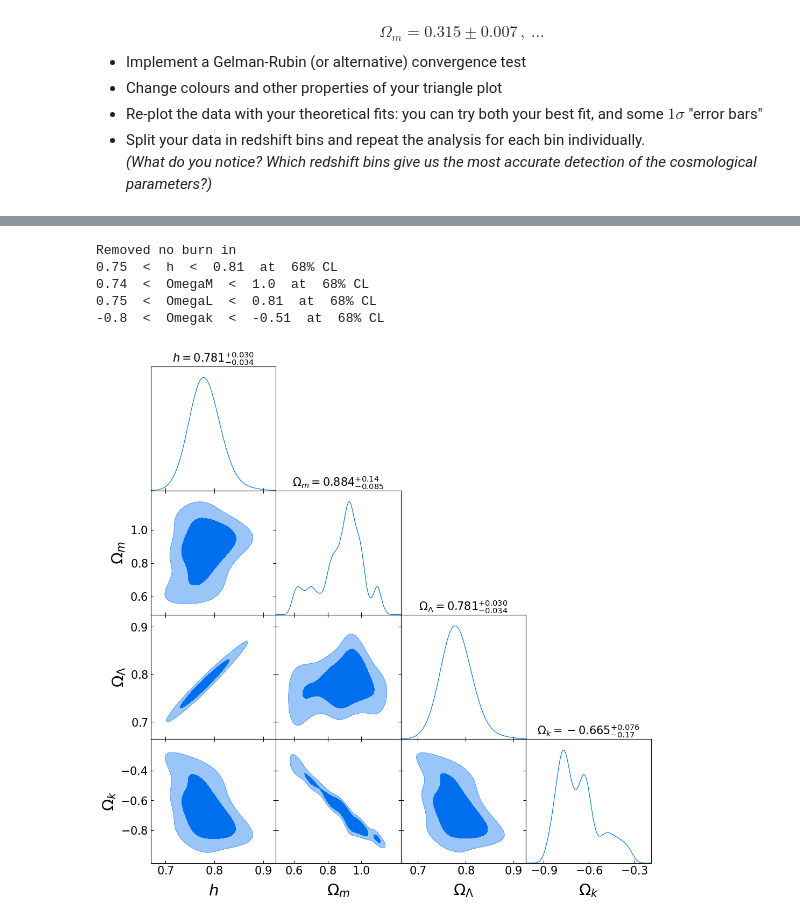
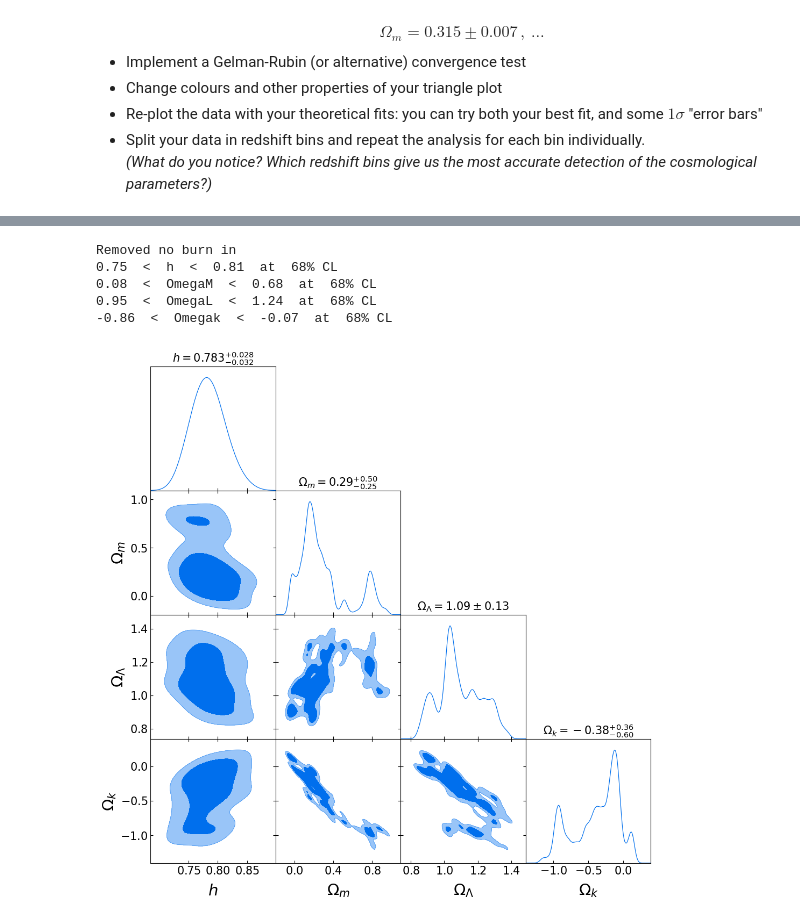
Before and after one commit to tsiligardi/PRA3024-Analysis-of-big-data-in-physics, a Jupyter notebook: PRA3024_2223_COSMOLOGY.ipynb, the cells around one changed output, grey strips where cells are left out. Cells and saved outputs as stored; diff of their text form; code cells hidden in the pictures.

```diff
--- a/PRA3024_2223_COSMOLOGY.ipynb
+++ b/PRA3024_2223_COSMOLOGY.ipynb
@@ -358,7 +358,8 @@ filename = "MC_Chain_SNIa.csv" #-csv file are easier to read with pandas
 file = open(filename,"w")
 #here the basic excercise. At the end, there is also an attempt to implement the Gelman-Rubi convergence test
 from numpy.random import normal, uniform
-N_steps = 3000
+
+N_steps = 4000
 #getting all the data
 z_values=np.sort(data.T[1])
 errors=np.sort(data.T[3])
@@ -373,26 +374,32 @@ def gaussian(x,mean,sd):
 # Start from some very bad values, to show that the MCMC works anyway!
 counts=0
 chi2_values=[]
-file.writelines("OmegaM,OmegaL,h\n")
-old=[0.3,0.5,0.1]
-file.writelines("{},{},{}\n".format(old[0],old[1],old[2]))
+file.writelines("OmegaL,OmegaM,h\n")
+OmegaL_old=0.5
+OmegaM_old=0.1
+h_old=0.1
+file.writelines("{},{},{}\n".format(OmegaL_old,OmegaM_old,h_old))
 while(counts !=N_steps):
      #calculating the modulus distance for the old parameters
-     mu_old=[mu(h=old[2],z=z,OmegaM=old[0],OmegaL=old[1]) for z in z_values]
+     mu_old=[mu(h=h_old,z=z,OmegaM=OmegaM_old,OmegaL=OmegaL_old) for z in z_values]
      #calculating the chi2
      chi2_old=chi2(mu_old,observed_modulus,errors)
      #originating the new values so that they are taken from a random distribution around the old ones
-     new=[normal(loc=old[0],scale=0.005),normal(loc=old[1],scale=0.005),normal(loc=old[2],scale=0.005)]
+     OmegaL_new=normal(loc=OmegaL_old,scale=0.001)
+     OmegaM_new=normal(loc=OmegaM_old,scale=0.001)
+     h_new=normal(loc=h_old,scale=0.005)
      #calculating the mu for the new parameters
-     mu_new=[mu(h=new[2],z=z,OmegaM=new[0],OmegaL=new[1]) for z in z_values]
+     mu_new=[mu(h=h_new,z=z,OmegaM=OmegaM_new,OmegaL=OmegaL_new) for z in z_values]
      #calculating the chi2
      chi2_new=chi2(mu_new,observed_modulus,errors)
 
      r=uniform(0,1)
      condition=np.exp((chi2_old-chi2_new)/2)
      if r<condition:
-          old=new
-          file.writelines("{},{},{}\n".format(old[0],old[1],old[2]))
+          OmegaM_old=OmegaM_new
+          OmegaL_old=OmegaL_new
+          h_old=h_new
+          file.writelines("{},{},{}\n".format(OmegaL_old,OmegaM_old,h_old))
           counts+=1
           chi2_values.append(chi2_new)
 
@@ -625,6 +624,7 @@ plt.plot(chains[0].chi2_values)
 # %%
 # These are just randomly generated values. YOU WILL HAVE TO USE THE RESULTS OF YOUR MCMC CHAIN!
-data=pandas.read_csv("MC_Chain_Convergence_test.csv",header=0)
+data=pandas.read_csv(chains[0].filename,header=0)
+
 
 h=data['h'].to_numpy()[Burn_in:]
 OmegaM=data['OmegaM'].to_numpy()[Burn_in:]
@@ -632,34 +632,34 @@ OmegaL = data['OmegaL'].to_numpy()[Burn_in:]
 Omegak = 1. - OmegaM - OmegaL
 
 
 # Here let's just define variable names, labels, and so on
 my_labels = [r'h', r'\Omega_m', r'\Omega_\Lambda', r'\Omega_k']
 my_names = ['h', 'OmegaM', 'OmegaL', 'Omegak']
 my_dim = 4 # The number of variables we're plotting
 
 my_samples = np.array([h, OmegaM, OmegaL, Omegak]) # This creates a higher-dimensional array with all our data,
 my_samples = np.transpose(np.reshape(my_samples,(my_dim,int(my_samples.size/my_dim)))) # and this reshapes it in a convenient form...
 samples1 = MCSamples(samples = my_samples, labels = my_labels, names = my_names) # ... to create an "MCSamples" data type, which GetDist can use
 
 conf_level = 0.6827 # The usual 1-sigma confidence level. You can change to 2- or 3-sigma if you want
 
 
 # Let's print a table with the 1D posteriors (confidence levels)
 for nam in my_names:
     print(round(samples1.confidence(nam,(1.-conf_level)/2.,upper=False),2), \
           " < ", nam , " < ", round(samples1.confidence(nam,(1.-conf_level)/2.,upper=True),2),\
           " at " , int(100*conf_level),"\b% CL")
 print("\n\n")
 
 #Triangle corner plot
 j = plots.getSubplotPlotter(subplot_size=3)
 j.settings.axes_labelsize = 22
 j.settings.axes_fontsize = 16
 j.triangle_plot(samples1, filled = True, title_limit=1)
 # %% [output]
 Removed no burn in
 0.75  <  h  <  0.81  at  68% CL
-0.74  <  OmegaM  <  1.0  at  68% CL
-0.75  <  OmegaL  <  0.81  at  68% CL
--0.8  <  Omegak  <  -0.51  at  68% CL
+0.08  <  OmegaM  <  0.68  at  68% CL
+0.95  <  OmegaL  <  1.24  at  68% CL
+-0.86  <  Omegak  <  -0.07  at  68% CL
-[figure, old version]
+[figure, new version]
```
Also changed, not shown: parts of 9 cells of this notebook.
